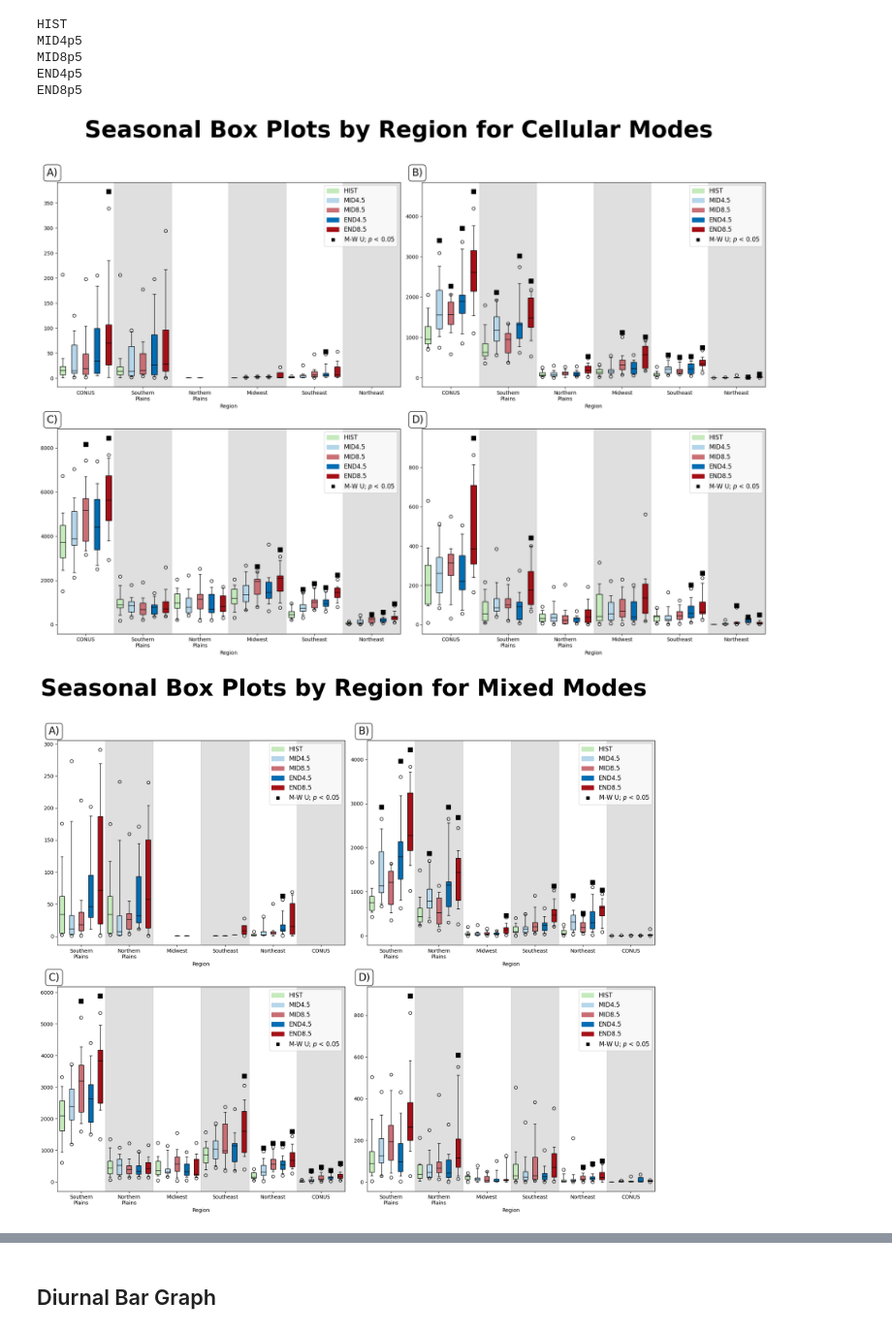
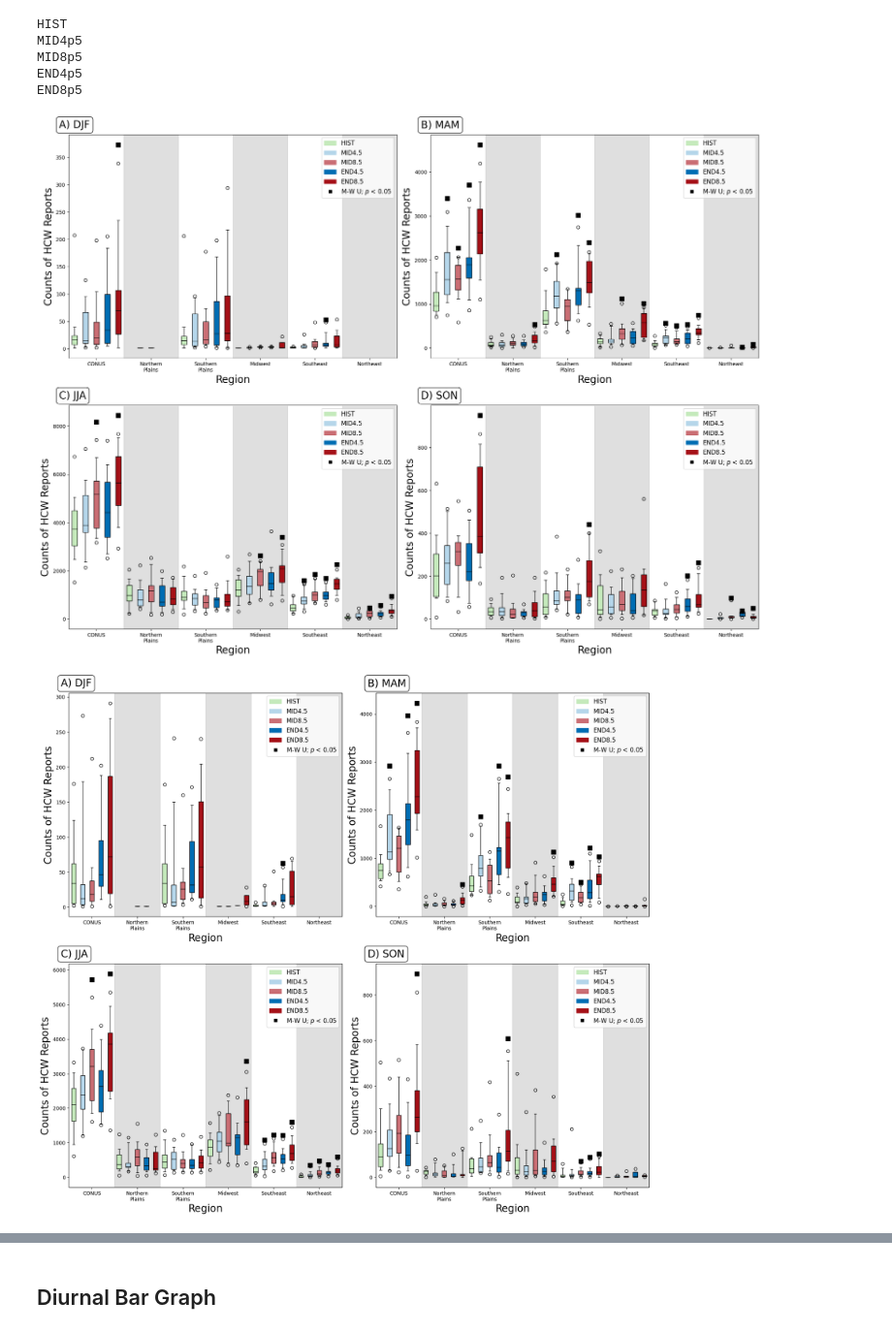
Before and after one commit to jcorner1/Future_Modes, a Jupyter notebook: Code/Triton/Regional_Plots.ipynb, the cells around one changed output, grey strips where cells are left out. Shown at 97% size. Saved outputs shown, nothing was run; the diff lists cells and outputs as text; code cells hidden in the pictures.

```diff
--- a/Code/Triton/Regional_Plots.ipynb
+++ b/Code/Triton/Regional_Plots.ipynb
@@ -309,8 +431,8 @@ plt.savefig('/home/jcorner1/Future_Modes/Plots/cellular_cumu_sum.png', format='p
 # %%
 j = 1
 fig = plt.figure(figsize=(17,15))
-names = ['Southern Plains','Northern Plains', 'Midwest','Southeast','Northeast', 'CONUS']
-plt.suptitle('Regional Cumulative Sums for Mixed Modes', size=35).set_weight('bold')
+names = ['CONUS','Northern Plains','Southern Plains', 'Midwest','Southeast','Northeast']
+#plt.suptitle('Regional Cumulative Sums for Mixed Modes', size=35).set_weight('bold')
 
 for key, value in regions.items():
 
@@ -348,9 +470,9 @@ for key, value in regions.items():
     plt.annotate(f'{abc[j-1]}) {names[j-1]}', (0.03,0.9),fontsize=14,
                  bbox=dict(boxstyle='round', facecolor='w', alpha=1), xycoords='axes fraction')
 
-    plt.legend(loc='lower right')
+    plt.legend(loc='upper left', bbox_to_anchor=(0.01, 0.87))
 
-    if j == 6:
+    if j == 1:
         plt.yticks(np.arange(0,10001,2000))
         plt.ylim(0,11001)
     else:
@@ -365,8 +487,8 @@ plt.savefig('/home/jcorner1/Future_Modes/Plots/mixed_modes_cumu_sum.png', format
 # %%
 j = 1
 fig = plt.figure(figsize=(17,15))
-names = ['Southern Plains','Northern Plains', 'Midwest','Southeast','Northeast', 'CONUS']
-plt.suptitle('Regional Cumulative Sums for Linear Modes', size=35).set_weight('bold')
+names = ['CONUS','Northern Plains','Southern Plains', 'Midwest','Southeast','Northeast']
+#plt.suptitle('Regional Cumulative Sums for Linear Modes', size=35).set_weight('bold')
 
 for key, value in regions.items():
 
@@ -404,11 +526,11 @@ for key, value in regions.items():
     plt.annotate(f'{abc[j-1]}) {names[j-1]}', (0.03,0.9),fontsize=14,
                  bbox=dict(boxstyle='round', facecolor='w', alpha=1), xycoords='axes fraction')
 
-    plt.legend(loc='lower right')
+    plt.legend(loc='upper left', bbox_to_anchor=(0.01, 0.87))
 
     plt.xlim(0, 364)
 
-    if j == 6:
+    if j == 1:
         plt.yticks(np.arange(0,3001,1000))
         plt.ylim(0,3001)
     else:
@@ -422,8 +544,8 @@ plt.savefig('/home/jcorner1/Future_Modes/Plots/linear_cumu_sum.png', format='png
 # %%
 j = 1
 fig = plt.figure(figsize=(17,15))
-names = ['Southern Plains','Northern Plains', 'Midwest','Southeast','Northeast', 'CONUS']
-plt.suptitle('Regional Cumulative Sums for Other Modes', size=35).set_weight('bold')
+names = ['CONUS','Northern Plains','Southern Plains', 'Midwest','Southeast','Northeast']
+#plt.suptitle('Regional Cumulative Sums for Other Modes', size=35).set_weight('bold')
 
 for key, value in regions.items():
 
@@ -461,11 +583,11 @@ for key, value in regions.items():
     plt.annotate(f'{abc[j-1]}) {names[j-1]}', (0.03,0.9),fontsize=14,
                  bbox=dict(boxstyle='round', facecolor='w', alpha=1), xycoords='axes fraction')
 
-    plt.legend(loc='lower right')
+    plt.legend(loc='upper left', bbox_to_anchor=(0.01, 0.87))
 
     plt.xlim(0, 364)
 
-    if j == 6:
+    if j == 1:
         plt.yticks(np.arange(0,2001,500))
         plt.ylim(0,2001)
     else:
@@ -555,13 +677,13 @@ regions = {'EC': [],
            'NE': ['NJ', 'PA', 'NY', 'VT', 'NH', 'CT', 'VA', 'WV', 'MD', 'DC', 'DE', 'RI', 'MA', 'ME']}
 # %%
 mode = 'Cellular'
-names = ['CONUS', 'Southern\nPlains','Northern\nPlains', 'Midwest','Southeast','Northeast']
+names = ['CONUS', 'Northern\nPlains','Southern\nPlains', 'Midwest','Southeast','Northeast']
 pos = [-0.4, -0.2, 0, 0.2, 0.4]
 j=1
 
 
 fig = plt.figure(figsize=(20,15))
-plt.suptitle('Seasonal Box Plots by Region for Cellular Modes \n ', size=45).set_weight('bold')
+#plt.suptitle('Seasonal Box Plots by Region for Cellular Modes \n ', size=45).set_weight('bold')
 
 
 for name, months in seasons.items():
@@ -590,27 +712,28 @@ for name, months in seasons.items():
         i = i + 1
 
     plt.xticks([0,1,2,3,4,5], names)
-    plt.xlabel('Region')
+    plt.xlabel('Region',fontsize=20)
+    plt.ylabel('Counts of HCW Reports',fontsize=20)
     plt.axvspan(0.5, 1.5, color='grey', alpha=0.25)
     plt.axvspan(2.5, 3.5, color='grey', alpha=0.25)
     plt.axvspan(4.5, 5.5, color='grey', alpha=0.25)
     plt.tight_layout()
     plt.xlim(-0.5,5.5)
-    plt.annotate(f'{abc[j-1]})', (-0.03,1.03),fontsize=20,
+    plt.annotate(f"{abc[j-1]}) {name}", (-0.03,1.03),fontsize=20,
                  bbox=dict(boxstyle='round', facecolor='w', alpha=1), xycoords='axes fraction')
     ax.legend(handles=handles, loc='upper right',fontsize=12)
     j=j+1
 
 plt.savefig('/home/jcorner1/Future_Modes/Plots/cellular_box_plots.png', format='png', dpi=500, bbox_inches='tight')
 # %% [output]
-[figure, old version]
+[figure, new version]
 # %%
 mode = 'Multicell'
-names = ['Southern\nPlains','Northern\nPlains', 'Midwest','Southeast','Northeast', 'CONUS']
+names = ['CONUS', 'Northern\nPlains','Southern\nPlains', 'Midwest','Southeast','Northeast']
 j=1
 
 fig = plt.figure(figsize=(17,15))
-plt.suptitle('Seasonal Box Plots by Region for Mixed Modes \n ', size=45).set_weight('bold')
+#plt.suptitle('Seasonal Box Plots by Region for Mixed Modes \n ', size=45).set_weight('bold')
 
 for name, months in seasons.items():
     i = 0
@@ -622,35 +745,36 @@ for name, months in seasons.items():
                            locals()[f'END4p5_{key}_{mode}_{name}_array'], locals()[f'END8p5_{key}_{mode}_{name}_array']],
                           positions=[i-0.4, i-0.2, i, i+0.2, i+0.4], whis=[5, 95], widths = 0.1, patch_artist=True)
 
         for epoch in epochs[1:]:
             if (len(locals()[f'HIST_{key}_{mode}_{name}_array']) > 0) and (len(locals()[f'{epoch}_{key}_{mode}_{name}_array']) > 0):
                 s, p = mannwhitneyu(locals()[f'HIST_{key}_{mode}_{name}_array'], locals()[f'{epoch}_{key}_{mode}_{name}_array'])
                 if p < 0.05:
                     ax.plot(i + pos[np.where(epoch == np.array(epochs))[0][0]], 1.1*np.max(locals()[f'{epoch}_{key}_{mode}_{name}_array']),"ks", ms=8)
 
 
         #ax.legend(bplot['boxes'],loc='upper right')
         for patch, color in zip(bplot['boxes'], colors):
             patch.set_facecolor(color)
 
         plt.setp(bplot['medians'], color='black')
         [item.set_color('black') for item in bplot['means']]
         i = i + 1
 
     plt.xticks([0,1,2,3,4,5], names)
-    plt.xlabel('Region')
+    plt.xlabel('Region',fontsize=20)
+    plt.ylabel('Counts of HCW Reports',fontsize=20)
     plt.axvspan(0.5, 1.5, color='grey', alpha=0.25)
     plt.axvspan(2.5, 3.5, color='grey', alpha=0.25)
     plt.axvspan(4.5, 5.5, color='grey', alpha=0.25)
     plt.tight_layout()
     plt.xlim(-0.5,5.5)
-    plt.annotate(f'{abc[j-1]})', (-0.03,1.03),fontsize=20,
+    plt.annotate(f"{abc[j-1]}) {name}", (-0.03,1.03),fontsize=20,
                  bbox=dict(boxstyle='round', facecolor='w', alpha=1), xycoords='axes fraction')
     ax.legend(handles=handles, loc='upper right',fontsize=12)
     j=j+1
 
 plt.savefig('/home/jcorner1/Future_Modes/Plots/mixed_mode_box_plots.png', format='png', dpi=500, bbox_inches='tight')
 # %% [output]
-[figure, old version]
+[figure, new version]
 # %%
 mode = 'Linear'
```
Also changed, not shown: parts of 21 cells of this notebook, 20 other files.
